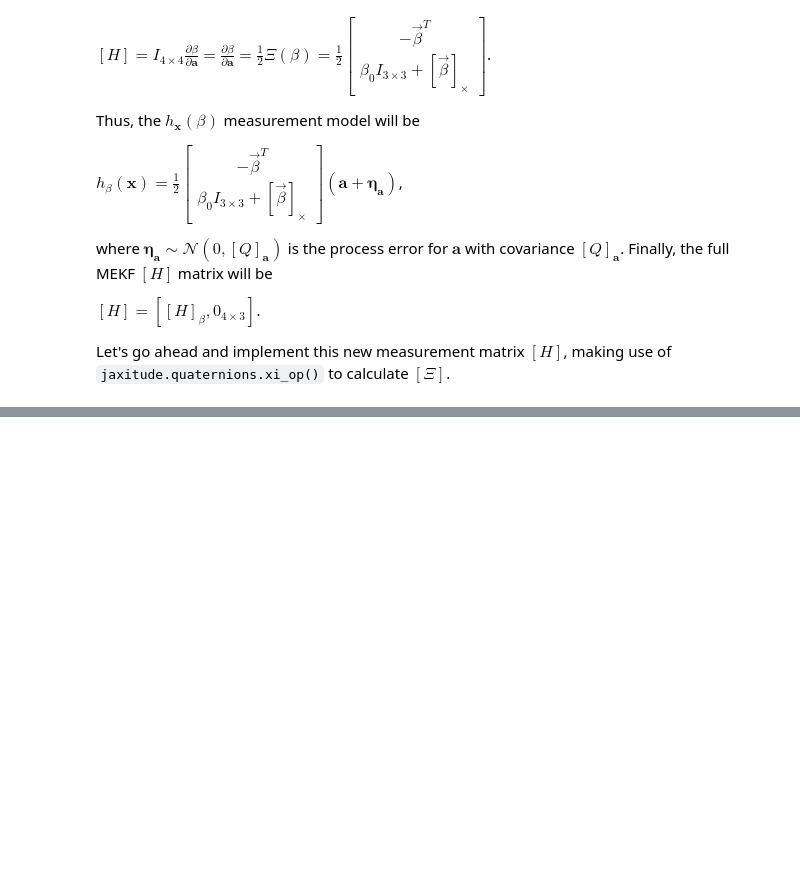
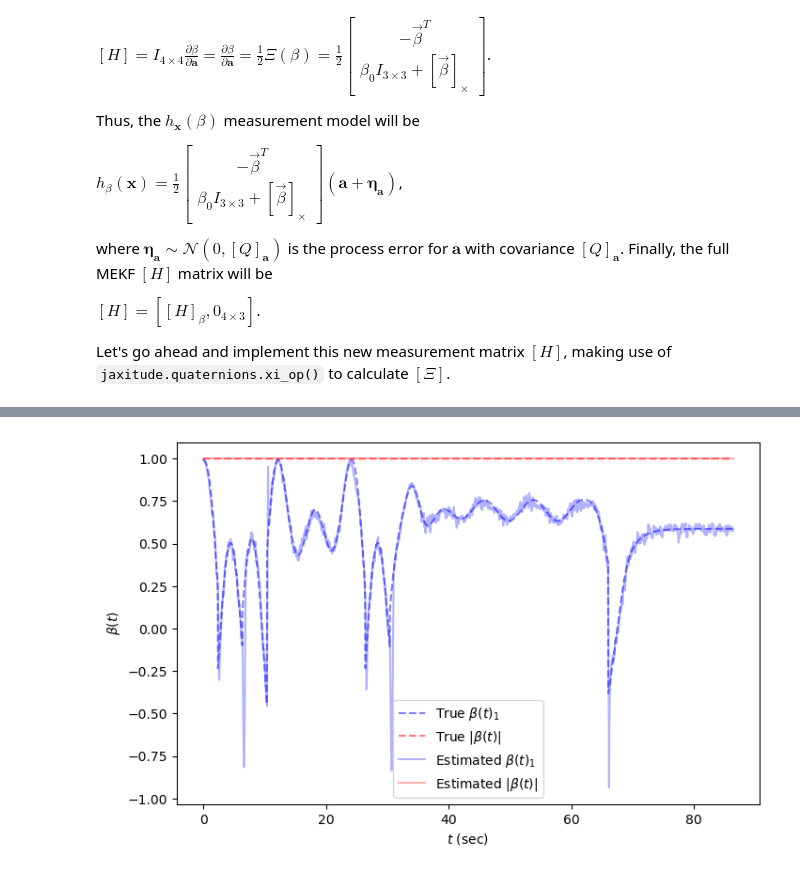
Before and after one commit to jhand1993/jaxitude, a Jupyter notebook: demos/demo_quat_filters.ipynb, the cells around one changed output, grey strips where cells are left out. Drawn from its saved outputs; the diff is of its cells as text; code cells hidden in the pictures; blank space fills up the shorter version.

```diff
--- a/demos/demo_quat_filters.ipynb
+++ b/demos/demo_quat_filters.ipynb
@@ -614,8 +593,8 @@ from jax import jit
 # The bias should be around three degrees for all gyroscope axes.
 bias = jnp.full((3, 1), 3. * jnp.pi / 180.)
 
-# The initial quaternion values will be the mean of the first five observations.
-b0 = jnp.mean(b_obs_data[:5], axis=0)
+# The initial quaternion values will be the first obsrvation.
+b0 = b_obs_data[0].copy()
 x = jnp.vstack([b0, bias])
 
 # The initial state covariance will be the additive process covariance matrix
@@ -788,7 +767,7 @@ def filter_step_norm(
 
     # Get posterior error and Kalman gain.
     r = b_obs - H @ x_new
-    K = AEKF.get_K(P_new, R_b, H)
+    K = calculate_K(P_new, R_b, H)
 
     # Update state vector and state covariance estimate with Kalman gain.
     x_post = x_new + K @ r
@@ -799,8 +778,7 @@ def filter_step_norm(
     )
 
     # Also, use Joseph form for covariance update.
-    M = (jnp.eye(7) - K @ H)
-    P_post = M @ P_new @ M.T + K @ R_b @ K.T
+    P_post = joseph_P(P_new, K, H, R_b)
 
     return x_post, P_post
 
@@ -811,8 +789,8 @@ AEKF.filter_step_norm = staticmethod(filter_step_norm)
 # The bias should be around three degrees for all gyroscope axes.
 bias = jnp.full((3, 1), 3. * jnp.pi / 180.)
 
-# The initial quaternion values will be the mean of the first five observations.
-b0 = jnp.mean(b_obs_data[:5], axis=0)
+# The initial quaternion values will be the first observation's value.
+b0 = b_obs_data[0].copy()
 x = jnp.vstack([b0, bias])
 
 # The initial state covariance will be the process covariance matrix multiplied
@@ -1093,14 +1089,14 @@ Let's go ahead and implement this new measurement matrix $[H]$, making use of `j
 from jaxitude.quaternions import xi_op
 
 
-def H_b(b: jnp.ndarray) -> jnp.ndarray:
+def H(b: jnp.ndarray) -> jnp.ndarray:
     """ Generate MEKF measurement matrix from current quaternion estimate b.
 
     Args:
         b (jnp.ndarray): 4x1 matrix, current quaternion estimate.
 
     Returns:
-        jnp.ndarray: 4x3 matrix, measurement matrix mapping state parameters
+        jnp.ndarray: 4x6 matrix, measurement matrix mapping state parameters
             a to measured quaternion.
     """
-    return 0.5 * xi_op(b)
+    return jnp.hstack([0.5 * xi_op(b), jnp.zeros((4, 3))])
@@ -1116,0 +1538,76 @@ We can evolve this estimate along $\Delta t$ using the measured attitude rate $\
+# %%
+import matplotlib.pyplot as plt
+
+plt.figure(figsize=(8, 5))
+plt.plot(
+    t_data[:], b_true_data[:, 0, 0], alpha=0.5, color='blue', ls='--',
+    label=r'True $\beta(t)_1$'
+)
+plt.plot(
+    t_data[:], jnp.linalg.norm(b_true_data[:, :, 0], axis=1), alpha=0.5,
+    color='red', label=r'True $|\beta(t)|$', ls='--'
+)
+plt.plot(
+    t_data[:], x_aug_arr[:, 0, 0], alpha=0.3, color='blue', ls='-',
+    label=r'Estimated $\beta(t)_1$'
+)
+plt.plot(
+    t_data[:], jnp.linalg.norm(x_aug_arr[:, :4, 0], axis=1), alpha=0.3,
+    color='red', label=r'Estimated $|\beta(t)|$'
+)
+plt.xlabel(r'$t$ (sec)')
+plt.ylabel(r'$\beta(t)$')
+plt.legend()
+plt.show()
+
+plt.figure(figsize=(8, 5))
+plt.plot(
+    t_data[:], b_true_data[:, 0, 0] - x_aug_arr[:, 0, 0], alpha=0.5,
+    color='black', ls='-', label=r'$\delta\beta(t)_1$'
+)
+plt.plot(
+    t_data[:], b_true_data[:, 1, 0] - x_aug_arr[:, 1, 0], alpha=0.5,
+    color='red', ls='-', label=r'$\delta\beta(t)_2$'
+)
+plt.plot(
+    t_data[:], b_true_data[:, 2, 0] - x_aug_arr[:, 2, 0], alpha=0.5,
+    color='green', ls='-', label=r'$\delta\beta(t)_3$'
+)
+plt.plot(
+    t_data[:], b_true_data[:, 3, 0] - x_aug_arr[:, 3, 0], alpha=0.5,
+    color='blue', ls='-', label=r'$\delta\beta(t)_4$'
+)
+plt.xlabel(r'$t$ (sec)')
+plt.ylabel(r'$\delta\beta(t)$')
+plt.legend()
+plt.ylim(-0.25, 0.25)
+plt.show()
+
+plt.figure(figsize=(8, 5))
+plt.plot(
+    t_data[:], x_aug_arr[:, 4, 0], alpha=0.5,
+    color='black', ls='-', label=r'$\mathbf{a}(t)_1$'
+)
+plt.plot(
+    t_data[:], x_aug_arr[:, 5, 0], alpha=0.5,
+    color='red', ls='-', label=r'$\mathbf{a}(t)_2$'
+)
+plt.plot(
+    t_data[:], x_aug_arr[:, 6, 0], alpha=0.5,
+    color='green', ls='-', label=r'$\mathbf{a}(t)_3$'
+)
+plt.xlabel(r'$t$ (sec)')
+plt.ylabel(r'$\mathbf{a}(t)$')
+plt.legend()
+plt.ylim(-0.25, 0.25)
+plt.show()
+
+plt.plot(t_data[:], x_aug_arr[:, 7, 0], alpha=0.5, label=r'$\mathbf{b}[1]$')
+plt.plot(t_data[:], x_aug_arr[:, 8, 0], alpha=0.5, label=r'$\mathbf{b}[2]$')
+plt.plot(t_data[:], x_aug_arr[:, 9, 0], alpha=0.5, label=r'$\mathbf{b}[3]$')
+plt.xlabel(r'$t$ (sec)')
+plt.ylabel(r'$\mathbf{b}(t)$')
+plt.legend()
+plt.show()
+# %% [output]
+[figure, added]
```
Also changed, not shown: parts of 18 cells of this notebook, 3 other files.
